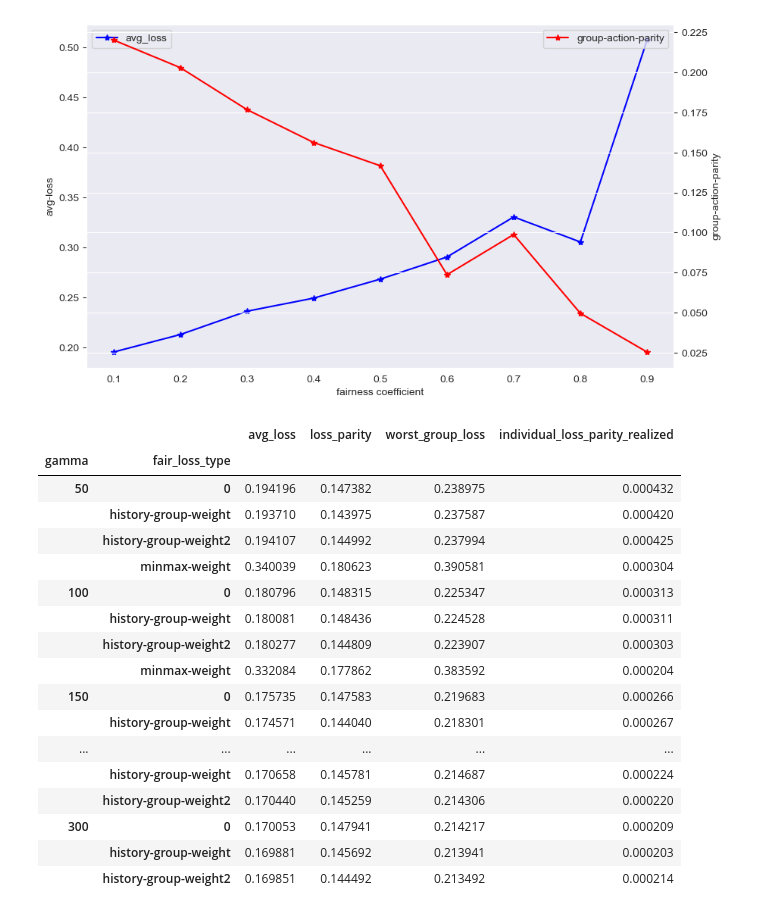
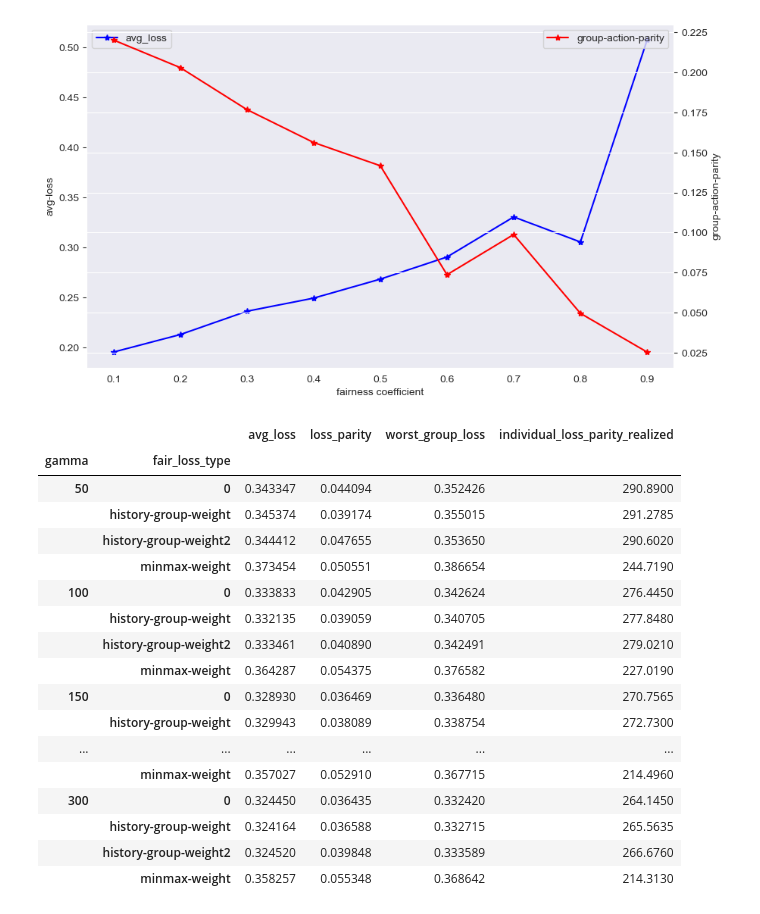
Before and after one commit to wangtianyu61/fa-alg, a Jupyter notebook: figure.ipynb, the cells around one changed output. Saved outputs shown, nothing was run; the diff lists cells and outputs as text; code cells hidden in the pictures.

```diff
--- a/figure.ipynb
+++ b/figure.ipynb
@@ -189,38 +192,40 @@ plt.show()
 # %%
 #show the aggregated result of imposing worst group loss constraint
 from src.datasets.tabular import ADULT, BRFSS, CANDC, COMPAS, GERMAN
 import os
 import matplotlib.pyplot as plt
 import seaborn as sns
 import pandas as pd
-dataset = ADULT
+dataset = COMPAS
 output_path = 'results/' + dataset
 
 filename = dataset + '_summary_loss_linear.csv'
 df = pd.read_csv(os.path.join(output_path, filename))
 # fig = plt.figure(figsize = (10, 6), dpi = 100)
 # sns.set_style('darkgrid')
+num = {ADULT: 32561, COMPAS: 5771}
+df['individual_loss_parity_realized'] = df['individual_loss_parity_realized'] * num[dataset]
 
 column_list = [column for column in df.columns if column.startswith('avg_loss_')]
 df['worst_group_loss'] = df.loc[:, column_list].T.max()
 df = df.fillna(0)
 df.groupby(['gamma', 'fair_loss_type'])[['avg_loss', 'loss_parity', 'worst_group_loss', 'individual_loss_parity_realized']].mean()
 # %% [output]
 |  |  | avg_loss | loss_parity | worst_group_loss | individual_loss_parity_realized |
 | gamma | fair_loss_type |  |  |  |  |
-| 50 | 0 | 0.194196 | 0.147382 | 0.238975 | 0.000432 |
-|  | history-group-weight | 0.193710 | 0.143975 | 0.237587 | 0.000420 |
-|  | history-group-weight2 | 0.194107 | 0.144992 | 0.237994 | 0.000425 |
-|  | minmax-weight | 0.340039 | 0.180623 | 0.390581 | 0.000304 |
-| 100 | 0 | 0.180796 | 0.148315 | 0.225347 | 0.000313 |
-|  | history-group-weight | 0.180081 | 0.148436 | 0.224528 | 0.000311 |
-|  | history-group-weight2 | 0.180277 | 0.144809 | 0.223907 | 0.000303 |
-|  | minmax-weight | 0.332084 | 0.177862 | 0.383592 | 0.000204 |
-| 150 | 0 | 0.175735 | 0.147583 | 0.219683 | 0.000266 |
-|  | history-group-weight | 0.174571 | 0.144040 | 0.218301 | 0.000267 |
+| 50 | 0 | 0.343347 | 0.044094 | 0.352426 | 290.8900 |
+|  | history-group-weight | 0.345374 | 0.039174 | 0.355015 | 291.2785 |
+|  | history-group-weight2 | 0.344412 | 0.047655 | 0.353650 | 290.6020 |
+|  | minmax-weight | 0.373454 | 0.050551 | 0.386654 | 244.7190 |
+| 100 | 0 | 0.333833 | 0.042905 | 0.342624 | 276.4450 |
+|  | history-group-weight | 0.332135 | 0.039059 | 0.340705 | 277.8480 |
+|  | history-group-weight2 | 0.333461 | 0.040890 | 0.342491 | 279.0210 |
+|  | minmax-weight | 0.364287 | 0.054375 | 0.376582 | 227.0190 |
+| 150 | 0 | 0.328930 | 0.036469 | 0.336480 | 270.7565 |
+|  | history-group-weight | 0.329943 | 0.038089 | 0.338754 | 272.7300 |
 | ... | ... | ... | ... | ... | ... |
-|  | history-group-weight | 0.170658 | 0.145781 | 0.214687 | 0.000224 |
-|  | history-group-weight2 | 0.170440 | 0.145259 | 0.214306 | 0.000220 |
-| 300 | 0 | 0.170053 | 0.147941 | 0.214217 | 0.000209 |
-|  | history-group-weight | 0.169881 | 0.145692 | 0.213941 | 0.000203 |
-|  | history-group-weight2 | 0.169851 | 0.144492 | 0.213492 | 0.000214 |
+|  | minmax-weight | 0.357027 | 0.052910 | 0.367715 | 214.4960 |
+| 300 | 0 | 0.324450 | 0.036435 | 0.332420 | 264.1450 |
+|  | history-group-weight | 0.324164 | 0.036588 | 0.332715 | 265.5635 |
+|  | history-group-weight2 | 0.324520 | 0.039848 | 0.333589 | 266.6760 |
+|  | minmax-weight | 0.358257 | 0.055348 | 0.368642 | 214.3130 |
```
Also changed, not shown: parts of 9 cells of this notebook, 7 other files.
